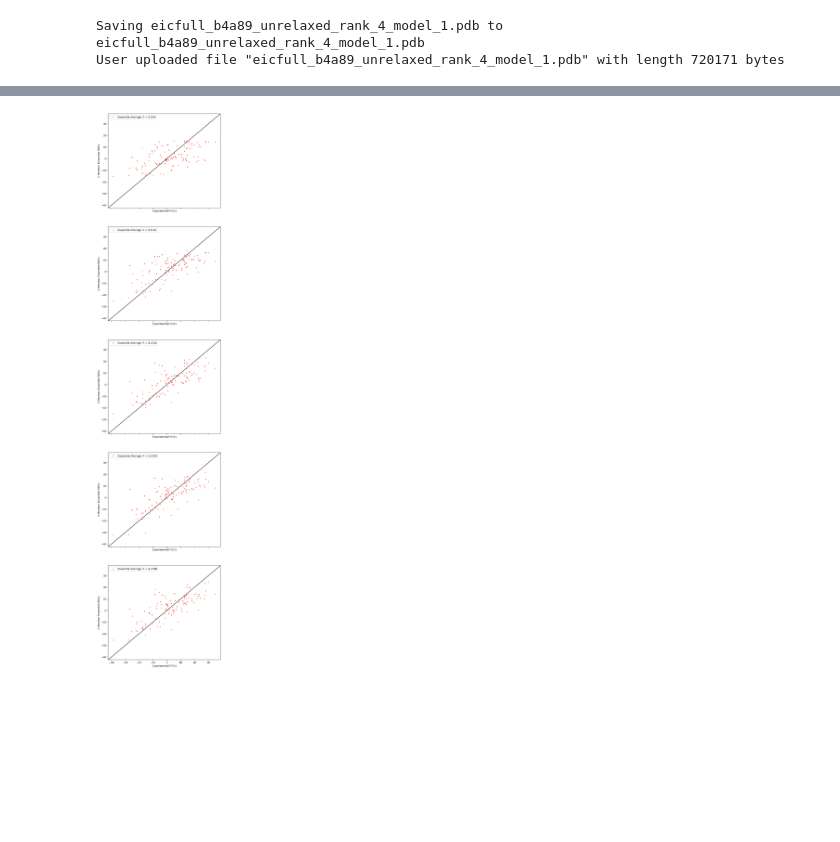
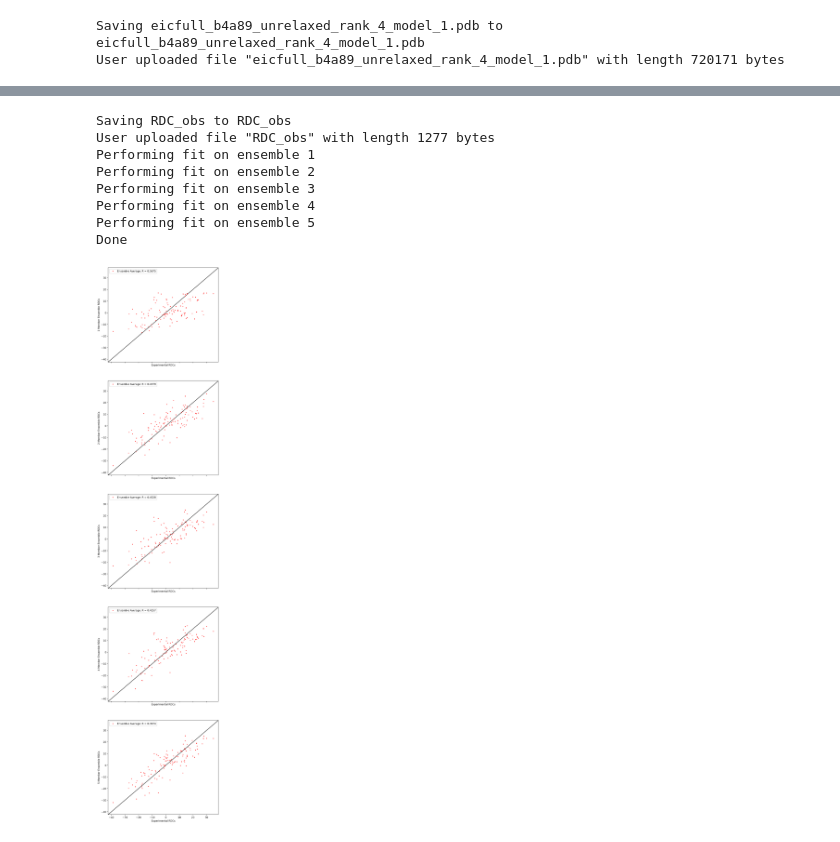
Before and after one commit to PotoyanGroup/Seq2Ensemble, a Jupyter notebook: ColabOpenAWSEM.ipynb, the cells around one changed output, grey strips where cells are left out. Drawn from its saved outputs; the diff is of its cells as text; code cells hidden in the pictures; blank space fills up the shorter version.

```diff
--- a/ColabOpenAWSEM.ipynb
+++ b/ColabOpenAWSEM.ipynb
@@ -284,7 +275,7 @@ for i, pdb_folder in enumerate(cluster_folders):
 
   # plot
   axs.flat[i].plot(fit.rdc_values, fit.fitted_rdcs, marker='o', lw=0, ms=2, c='r',
-          label=f'Ensemble Average: R = {round(fit.Rfactor,4)}')
+          label=f'R = {round(fit.Rfactor,4)}')
 
   # plot the diagonal
   l, h = axs.flat[i].get_xlim()
@@ -297,4 +288,5 @@ for i, pdb_folder in enumerate(cluster_folders):
   axs.flat[i].set_ylabel(f"{i+1} Member Ensemble RDCs")
   axs.flat[i].legend()
 fig.savefig(f'{rdc_results}/rdc_plots.pdf')
+print('Done')
 # %% [output]
@@ -301,4 +294,12 @@ fig.savefig(f'{rdc_results}/rdc_plots.pdf')
+Saving RDC_obs to RDC_obs
+User uploaded file "RDC_obs" with length 1277 bytes
+Performing fit on ensemble 1
+Performing fit on ensemble 2
+Performing fit on ensemble 3
+Performing fit on ensemble 4
+Performing fit on ensemble 5
+Done
-[figure, old version]
+[figure, new version]
 # %%
 #@title Zip and Download the Results
 #@markdown If the results archive does not download automatically (possibly due to an adblocker), click on the little folder icon to the left, navigate to the `seq_to_ensemble_output.zip` file, right-click (or click on the adjacent three dots) and select \"Download\".
```
Also changed, not shown: parts of 8 cells of this notebook.
